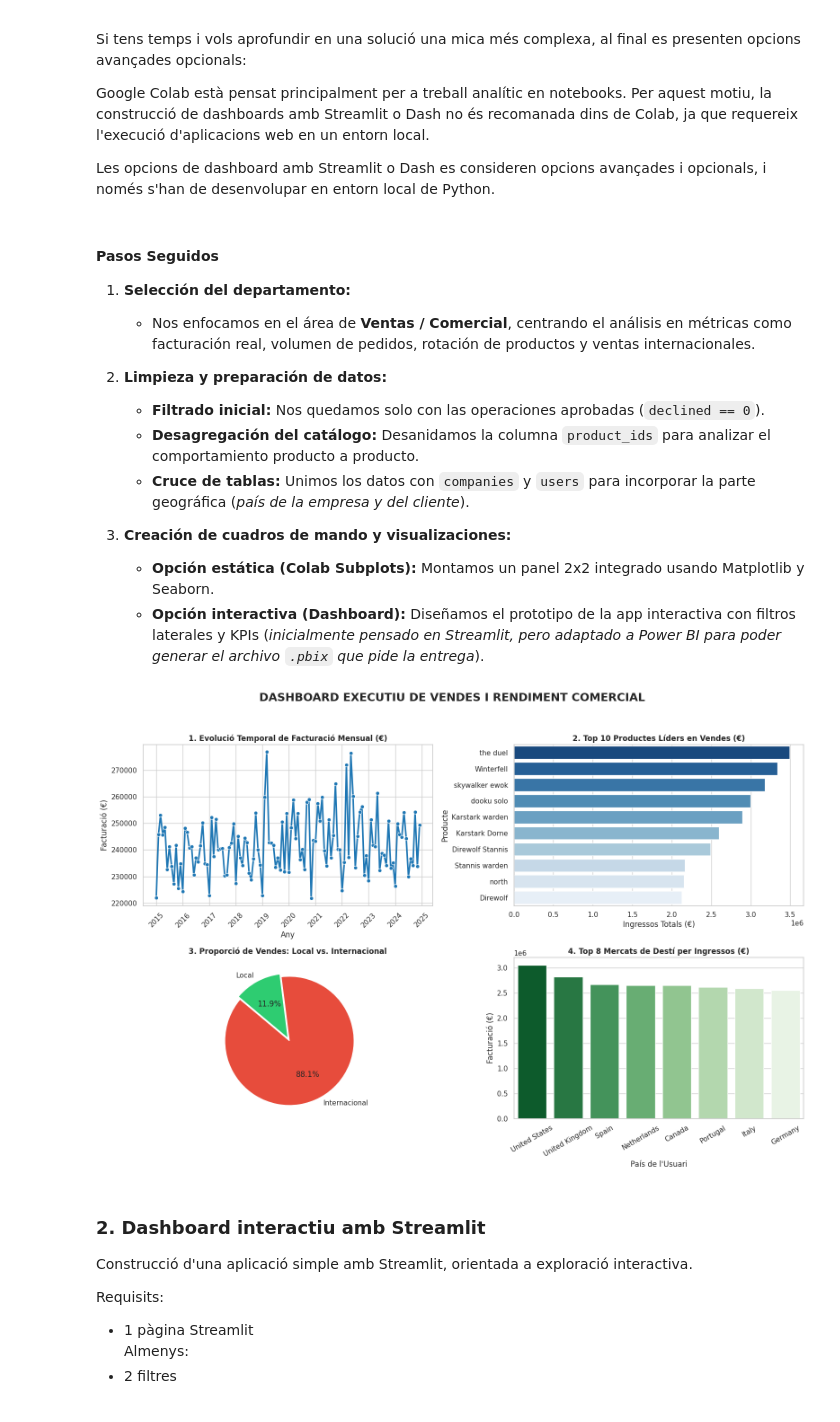
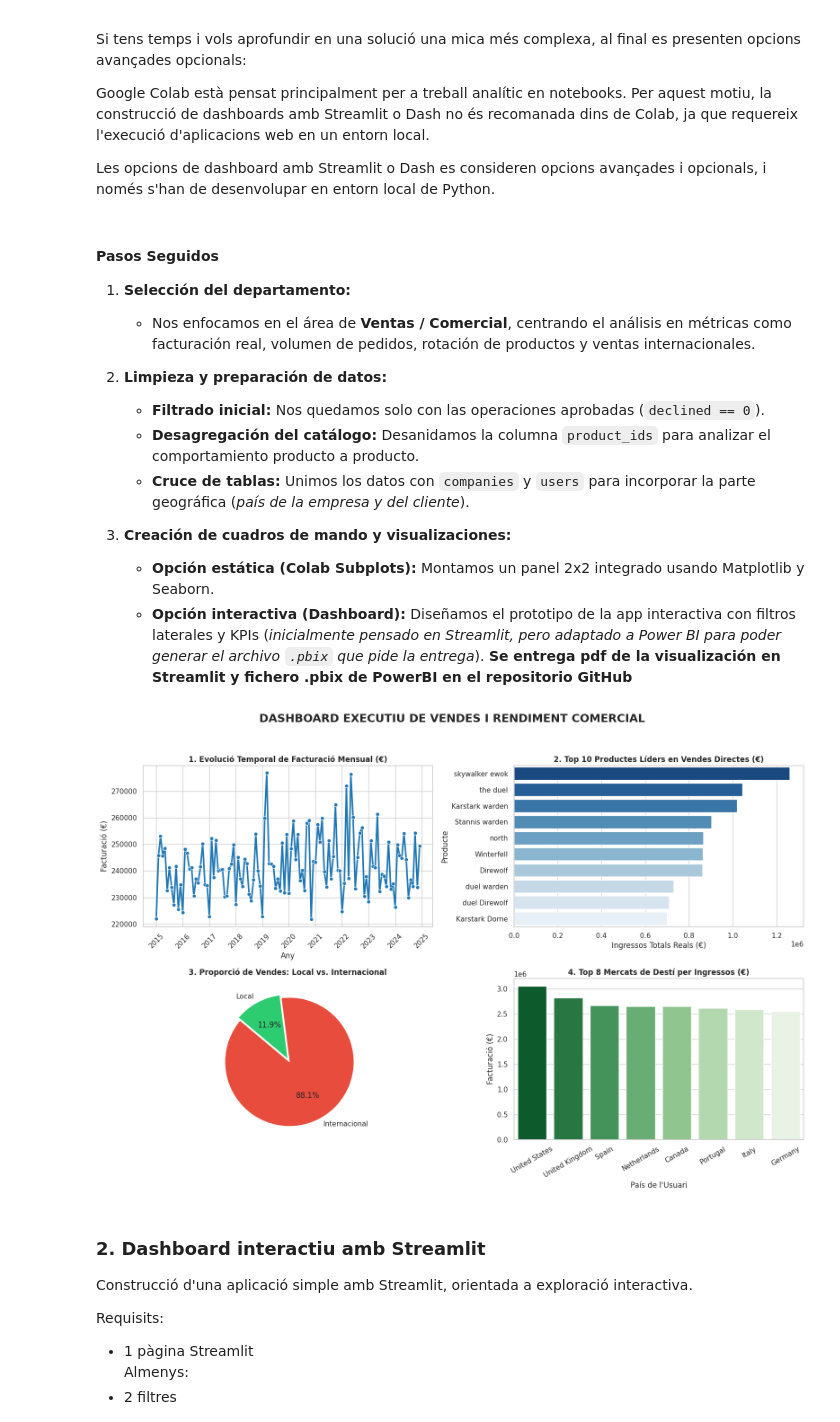
Before and after one commit to KrisBcn-dev/ITAESPDATA, a Jupyter notebook: Sprint9/S9_CristinaFornaguera.ipynb, the cells around one changed output. Cells and saved outputs as stored; diff of their text form; code cells hidden in the pictures.

```diff
--- a/Sprint9/S9_CristinaFornaguera.ipynb
+++ b/Sprint9/S9_CristinaFornaguera.ipynb
@@ -37,21 +25,11 @@ Usuari: None
 from sqlalchemy import create_engine
 import pandas as pd
 
-# 1. Define tus credenciales
-USER = "xxxx"
-PASSWORD = "xxxx"
+USER = "ruser"
+PASSWORD = "2026Ruser1."
 HOST = "127.0.0.1"
 PORT = "3306"
 DATABASE = "sales"
 
-# 2. Crea la URI con el formato correcto para SQLAlchemy + PyMySQL
-#DATABASE_URI = f"mysql+pymysql://{USER}:{PASSWORD}@{HOST}:{PORT}/{DATABASE}"
-DATABASE_URI = f"mysql+pymysql://{USER}:{PASSWORD}@{HOST}/{DATABASE}"
-# Crear el motor de conexión
+DATABASE_URI = f"mysql+pymysql://{USER}:{PASSWORD}@{HOST}:{PORT}/{DATABASE}"
 engine = create_engine(DATABASE_URI)
-# Ejecutar la consulta pasando el 'engine' en lugar de la conexión antigua
-query = "SELECT * FROM transactions;"
-df_transactions = pd.read_sql(query, con=engine)
-
-# Test: Ver la cabecera
-df_transactions.head()
@@ -467,8 +551,8 @@ import matplotlib.pyplot as plt
 import seaborn as sns
 
 # Ensure 'hour' and 'status_label' columns are available (assuming they were created previously)
-# df_transactions['hour'] = df_transactions['timestamp'].dt.hour
-# df_transactions['status_label'] = df_transactions['declined'].map({0: 'Aceptada', 1: 'Rechazada'})
+df_transactions['hour'] = df_transactions['timestamp'].dt.hour
+df_transactions['status_label'] = df_transactions['declined'].map({0: 'Aceptada', 1: 'Rechazada'})
 
 plt.figure(figsize=(14, 6))
 sns.boxenplot(
@@ -1951,24 +2022,24 @@ Les opcions de dashboard amb Streamlit o Dash es consideren opcions avançades i
 
 3. **Creación de cuadros de mando y visualizaciones:**
    * **Opción estática (Colab Subplots):** Montamos un panel 2x2 integrado usando Matplotlib y Seaborn.
-   * **Opción interactiva (Dashboard):** Diseñamos el prototipo de la app interactiva con filtros laterales y KPIs (*inicialmente pensado en Streamlit, pero adaptado a Power BI para poder generar el archivo `.pbix` que pide la entrega*).
+   * **Opción interactiva (Dashboard):** Diseñamos el prototipo de la app interactiva con filtros laterales y KPIs (*inicialmente pensado en Streamlit, pero adaptado a Power BI para poder generar el archivo `.pbix` que pide la entrega*). **Se entrega pdf de la visualización en Streamlit y fichero .pbix de PowerBI en el repositorio GitHub**
 # %%
+import matplotlib.dates as mdates
 import matplotlib.pyplot as plt
-import matplotlib.dates as mdates
 import numpy as np
 import pandas as pd
 import seaborn as sns
 
-# Set estilo ejecutivo
+# Configuración del estilo ejecutivo
 sns.set_theme(style="whitegrid")
 plt.rcParams["font.sans-serif"] = "DejaVu Sans"
 
-# Preparación de datos válidos (Ventas Reales)
+# Preparación de datos válidos (Ventas Reales Aprobadas)
 df_valid = df_transactions[df_transactions["declined"] == 0].copy()
 df_valid["timestamp"] = pd.to_datetime(df_valid["timestamp"])
 df_valid["mes_año"] = df_valid["timestamp"].dt.to_period("M").astype(str)
 
-# Uniones con empresas y usuarios
+# Uniones con empresas y usuarios, adecuamos country de cada origen
 df_dash = pd.merge(
     df_valid,
     df_companies[["company_id", "country"]].rename(
@@ -1985,9 +2056,10 @@ df_dash = pd.merge(
     right_on="id",
     how="left",
 )
+# Indicador de Local/Internacional Bool
 df_dash["es_local"] = df_dash["pais_empresa"] == df_dash["pais_usuario"]
 
-# Desanidado de productos
+# Desanidado de productos para el gráfico 2
 df_dash["product_id_list"] = (
     df_dash["product_ids"].astype(str).str.split(",")
 )
@@ -1995,15 +2067,16 @@ df_dash_exp = df_dash.explode("product_id_list")
 df_dash_exp["product_id"] = pd.to_numeric(
     df_dash_exp["product_id_list"].str.strip(), errors="coerce"
 )
+# Incorporamos los datos de producto
 df_dash_prod = pd.merge(
     df_dash_exp,
-    df_products[["id", "product_name"]],
+    df_products[["id", "product_name", "price"]],
     left_on="product_id",
     right_on="id",
     how="left",
 )
 
-# 2. Creación de la figura 2x2
+# Creación de la figura 2x2 para el Dashboard Ejecutivo
 fig, axes = plt.subplots(2, 2, figsize=(16, 11))
 fig.suptitle(
     "DASHBOARD EXECUTIU DE VENDES I RENDIMENT COMERCIAL",
@@ -2011,13 +2084,11 @@ fig.suptitle(
     fontweight="bold",
     y=0.98,
 )
+
 # Visualización 1: Evolución Temporal de Ventas Mensuales (€)
-
-# Agrupamos y convertimos el resultado a datetime para activar el eje temporal continuo
 ventas_mes = df_dash.groupby("mes_año")["amount"].sum().reset_index()
 ventas_mes["mes_año"] = pd.to_datetime(ventas_mes["mes_año"], format="%Y-%m")
 
-# Graficamos usando la columna temporal
 sns.lineplot(
     data=ventas_mes,
     x="mes_año",
@@ -2027,12 +2098,8 @@ sns.lineplot(
     color="#1f77b4",
     linewidth=2.5,
 )
-
-# Configuramos la visualización del año ya que la visualización del mes_año se solapa
 axes[0, 0].xaxis.set_major_locator(mdates.YearLocator())
 axes[0, 0].xaxis.set_major_formatter(mdates.DateFormatter("%Y"))
-
-# Estética final del subplot
 axes[0, 0].set_title(
     "1. Evolució Temporal de Facturació Mensual (€)",
     fontsize=12,
@@ -2042,16 +2109,16 @@ axes[0, 0].set_xlabel("Any")
 axes[0, 0].set_ylabel("Facturació (€)")
 axes[0, 0].tick_params(axis="x", rotation=45)
 
-# Visualización 2: Top 10 Productos por Facturación (€)
+# Visualización 2: Top 10 Productos por Facturación Real (€)
 top_prod = (
-    df_dash_prod.groupby("product_name")["amount"]
+    df_dash_prod.groupby("product_name")["price"]
     .sum()
     .nlargest(10)
     .reset_index()
 )
 sns.barplot(
     data=top_prod,
-    x="amount",
+    x="price",
     y="product_name",
     ax=axes[0, 1],
     palette="Blues_r",
@@ -2059,9 +2126,11 @@ sns.barplot(
     legend=False,
 )
 axes[0, 1].set_title(
-    "2. Top 10 Productes Líders en Vendes (€)", fontsize=12, fontweight="bold"
+    "2. Top 10 Productes Líders en Vendes Directes (€)",
+    fontsize=12,
+    fontweight="bold",
 )
-axes[0, 1].set_xlabel("Ingressos Totals (€)")
+axes[0, 1].set_xlabel("Ingressos Totals Reals (€)")
 axes[0, 1].set_ylabel("Producte")
 
 # Visualización 3: Distribución del Gasto Local vs Internacional
@@ -2086,34 +2155,34 @@ axes[1, 0].set_title(
 
 # Visualización 4: Facturación por País del Comprador
 ventas_pais = (
     df_dash.groupby("pais_usuario")["amount"]
     .sum()
     .sort_values(ascending=False)
     .head(8)
     .reset_index()
 )
 sns.barplot(
     data=ventas_pais,
     x="pais_usuario",
     y="amount",
     ax=axes[1, 1],
     palette="Greens_r",
     hue="pais_usuario",
     legend=False,
 )
 axes[1, 1].set_title(
     "4. Top 8 Mercats de Destí per Ingressos (€)",
     fontsize=12,
     fontweight="bold",
 )
 axes[1, 1].set_xlabel("País de l'Usuari")
 axes[1, 1].set_ylabel("Facturació (€)")
 axes[1, 1].tick_params(axis="x", rotation=30)
 
 plt.tight_layout(rect=[0, 0, 1, 0.95])
 plt.show()
 # %% [output]
-[figure, old version]
+[figure, new version]
 # %% [markdown]
 ### 2. Dashboard interactiu amb Streamlit
 
```
Also changed, not shown: parts of 46 cells of this notebook.
